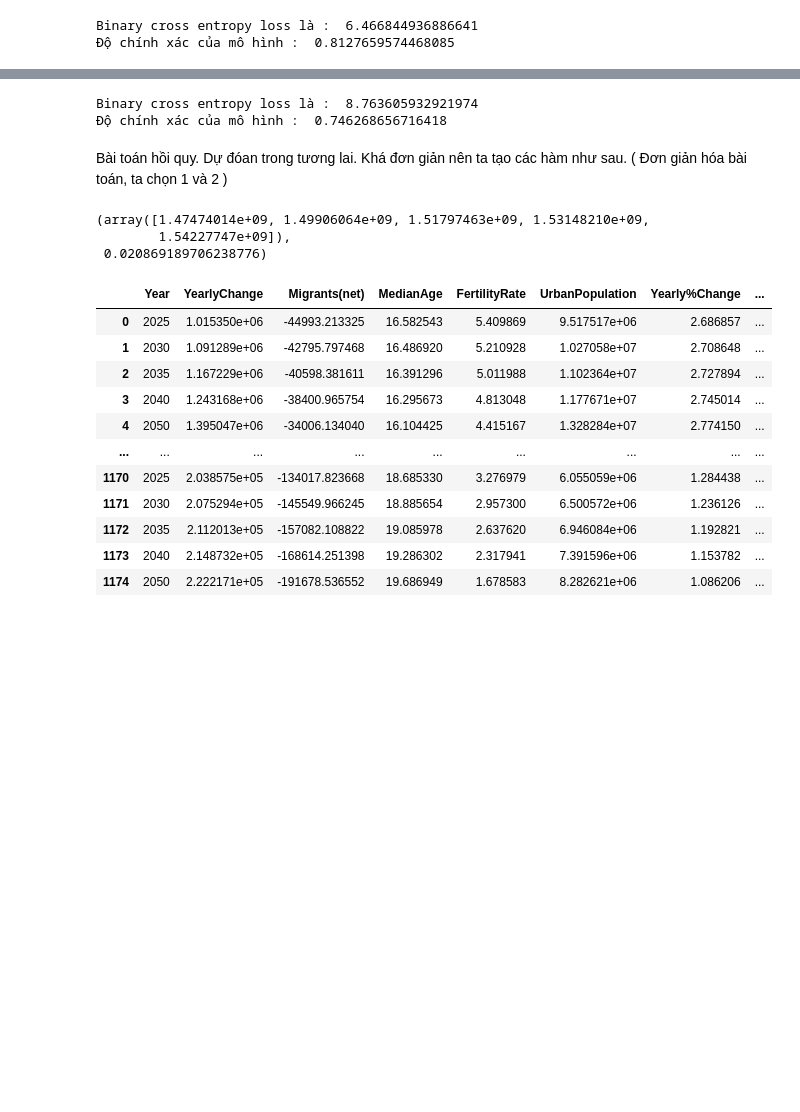
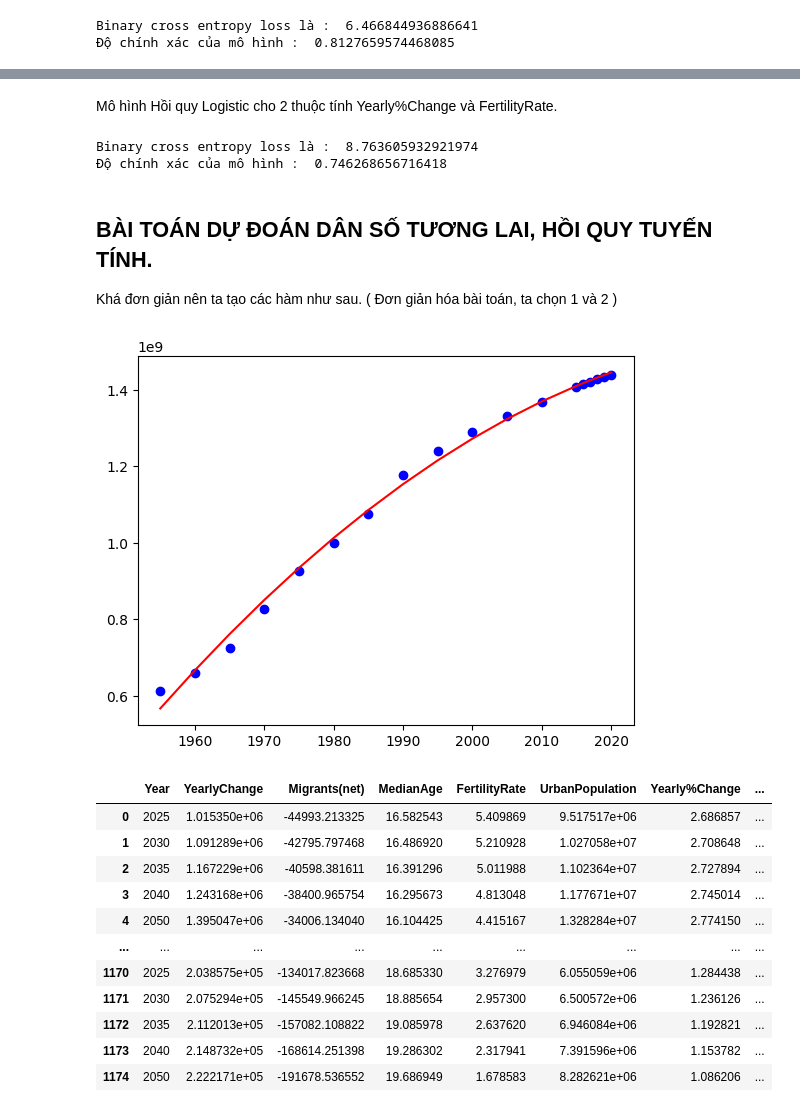
Before and after one commit to kun-zero162/NMKHDL-20_21-Final-Project, a Jupyter notebook: model.ipynb, the cells around one changed output, grey strips where cells are left out. Drawn from its saved outputs; the diff is of its cells as text; code cells hidden in the pictures; blank space fills up the shorter version.

Commit message:
final_model

```diff
--- a/model.ipynb
+++ b/model.ipynb
@@ -115,6 +134,8 @@ fig.update_layout(
         'yanchor': 'top'})
 
 fig.show()
+# %% [markdown]
+Mô hình Hồi quy Logistic cho 2 thuộc tính Yearly%Change và FertilityRate.
 # %%
 
 import random
@@ -159,41 +180,46 @@ fig.update_layout(
         'yanchor': 'top'})
 fig.show()
 # %% [markdown]
-Bài toán hồi quy. Dự đóan trong tương lai.
+## **BÀI TOÁN DỰ ĐOÁN DÂN SỐ TƯƠNG LAI, HỒI QUY TUYẾN TÍNH.**
+
 Khá đơn giản nên ta tạo các hàm như sau.
 ( Đơn giản hóa bài toán, ta chọn 1 và 2 )
 # %%
 import numpy as np
 import math
 from sklearn.linear_model import LinearRegression
 from sklearn.preprocessing import PolynomialFeatures
 from sklearn.metrics import mean_squared_error
 def linear_regression_1(x,y,x_for_pred) :
     x=np.array(x).reshape((-1, 1))
     y=np.array(y)
     x_for_pred=np.array(x_for_pred).reshape((-1, 1))
     model = LinearRegression().fit(x, y)
     y_pred = model.predict(x_for_pred)
+    plt.scatter(x, y, color = 'blue')
+    plt.plot(x, model.predict(x), color='red')
+
     y_pre_pred = model.predict(x)
     pred_error=math.sqrt(mean_squared_error(y,y_pre_pred))/math.sqrt((max(y_pre_pred)-min(y_pre_pred))**2 +(max(x)-min(x))**2)
     return y_pred,pred_error
 def linear_regression_2(x,y,x_for_pred) :
     x=np.array(x)
     x_=PolynomialFeatures(degree=2, include_bias=False).fit_transform(x.reshape((-1, 1)))
     y=np.array(y)
     x_for_pred=np.array(x_for_pred).reshape((-1, 1))
     x_for_pred=PolynomialFeatures(degree=2, include_bias=False).fit_transform(x_for_pred)
 
     model = LinearRegression().fit(x_, y)
+    plt.scatter(x, y, color = 'blue')
+    plt.plot(x, model.predict(x_), color='red')
     y_pred = model.predict( x_for_pred)
     y_pre_pred = model.predict(x_)
     pred_error=math.sqrt(mean_squared_error(y,y_pre_pred))/math.sqrt((max(y_pre_pred)-min(y_pre_pred))**2 +(max(x)-min(x))**2)
     return y_pred,pred_error
-linear_regression_2(df['Year'].unique(),df[df['Country']=='China']['Population'],[2025,2030,2035,2040,2050])
+
+predict, pred_error = linear_regression_2(df['Year'].unique(),df[df['Country']=='China']['Population'],[2025,2030,2035,2040,2050])
 # %% [output]
-(array([1.47474014e+09, 1.49906064e+09, 1.51797463e+09, 1.53148210e+09,
-        1.54227747e+09]),
- 0.020869189706238776)
+[figure, added]
 # %%
 def gen_linear(df,funct,x_for_pred):
     x=df['Year'].unique()
```
Also changed, not shown: parts of 14 cells of this notebook, 1 other file.
